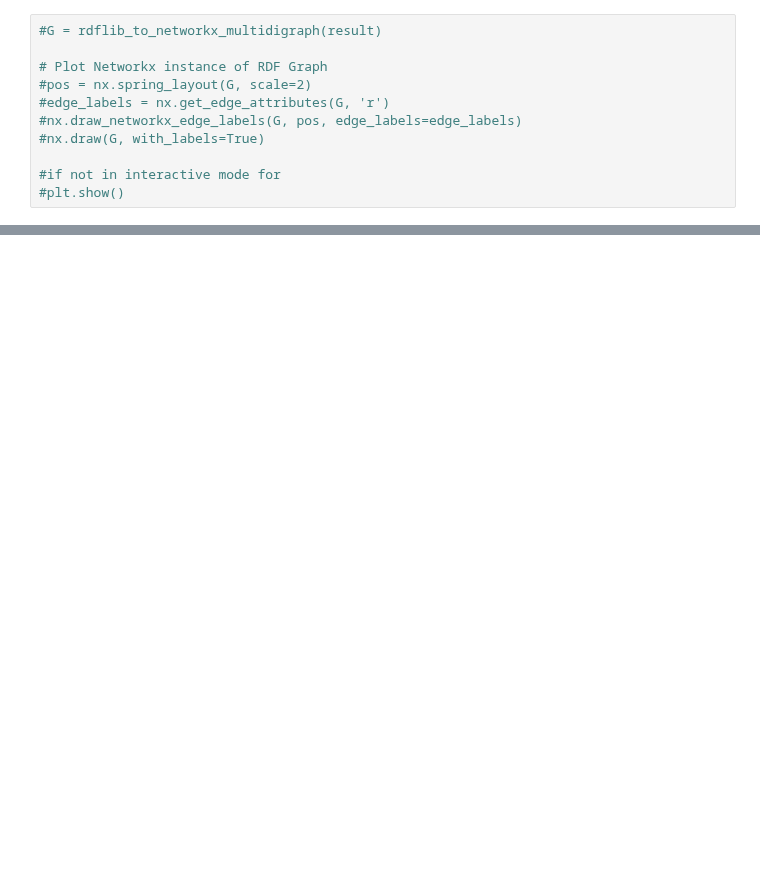
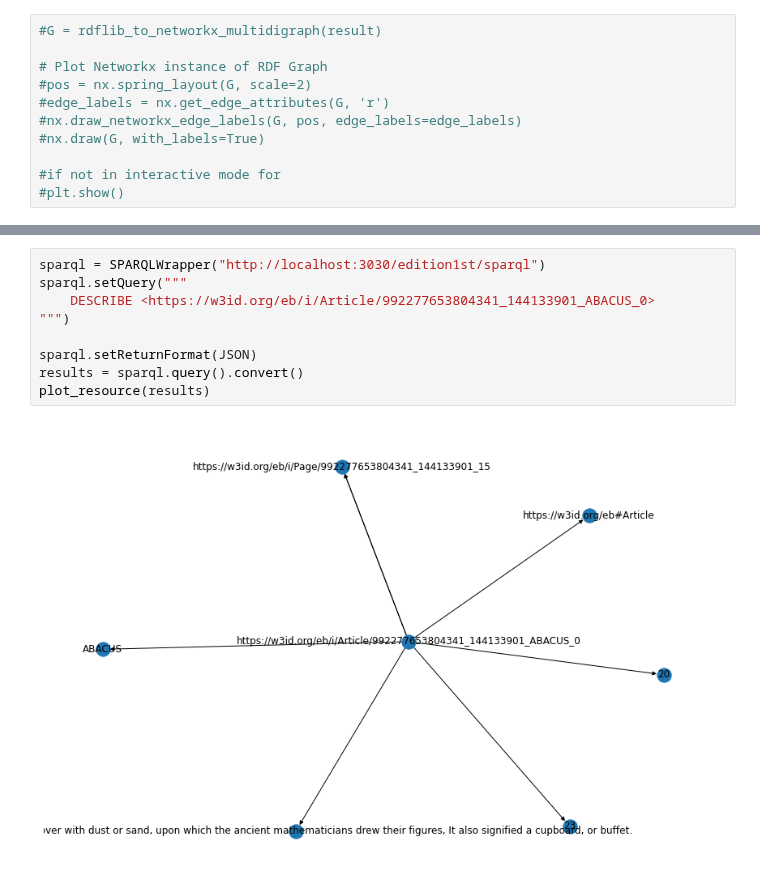
Before and after one commit to francesNLP/frances, a Jupyter notebook: NLS_EB/Notebooks/PostProcess/QueringRDF.ipynb, the cells around one changed output, grey strips where cells are left out. Saved outputs shown, nothing was run; the diff lists cells and outputs as text; blank space fills up the shorter version.

```diff
--- a/NLS_EB/Notebooks/PostProcess/QueringRDF.ipynb
+++ b/NLS_EB/Notebooks/PostProcess/QueringRDF.ipynb
@@ -410,0 +563,11 @@ https://w3id.org/eb/i/Article/992277653804341_144133901_ABACUS_2 https://w3id.or
+# %%
+sparql = SPARQLWrapper("http://localhost:3030/edition1st/sparql")
+sparql.setQuery("""
+    DESCRIBE <https://w3id.org/eb/i/Article/992277653804341_144133901_ABACUS_0>
+""")
+
+sparql.setReturnFormat(JSON)
+results = sparql.query().convert()
+plot_resource(results)
+# %% [output]
+[figure, added]
```
Also changed, not shown: parts of 30 cells of this notebook.
